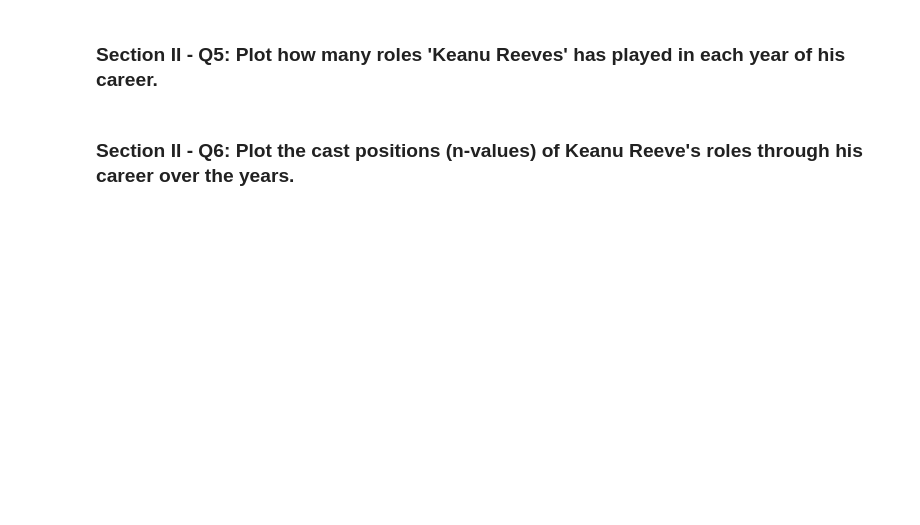
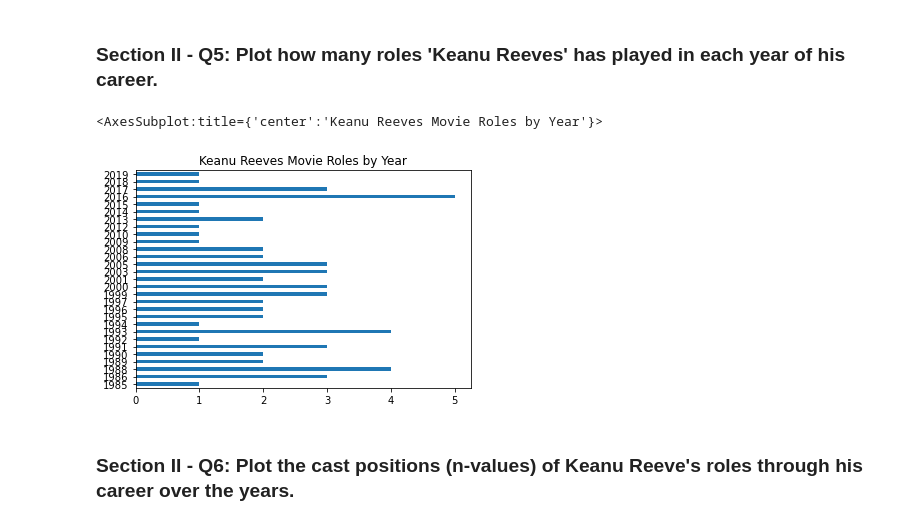
Before and after one commit to llpyyz/mec-mini-projects, a Jupyter notebook: mec-5.3.10-data-wranging-with-pandas-mini-project/Mini_Project_Data_Wrangling_Pandas.ipynb, the cells around one changed output. Saved outputs shown, nothing was run; the diff lists cells and outputs as text; code cells hidden in the pictures; blank space fills up the shorter version.

```diff
--- a/mec-5.3.10-data-wranging-with-pandas-mini-project/Mini_Project_Data_Wrangling_Pandas.ipynb
+++ b/mec-5.3.10-data-wranging-with-pandas-mini-project/Mini_Project_Data_Wrangling_Pandas.ipynb
@@ -282,4 +546,16 @@ top_ten.plot(kind='barh')
 # %% [markdown]
 ### Section II - Q5: Plot how many roles 'Keanu Reeves' has played in each year of his career.
+# %%
+actor_name = 'Keanu Reeves'
+s = cast[cast['name'] == actor_name]\
+.sort_values(by=['year'])\
+.year\
+.value_counts()\
+.sort_index()
+
+s.plot(kind='barh', title='Keanu Reeves Movie Roles by Year')
+# %% [output]
+<AxesSubplot:title={'center':'Keanu Reeves Movie Roles by Year'}>
+[figure, added]
 # %% [markdown]
 ### Section II - Q6: Plot the cast positions (n-values) of Keanu Reeve's roles through his career over the years.
```
Also changed, not shown: parts of 54 cells of this notebook.
